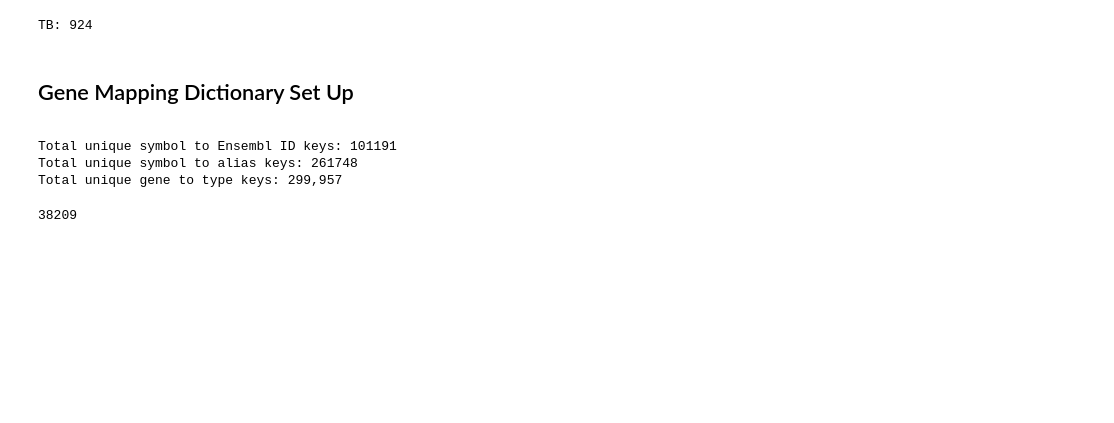
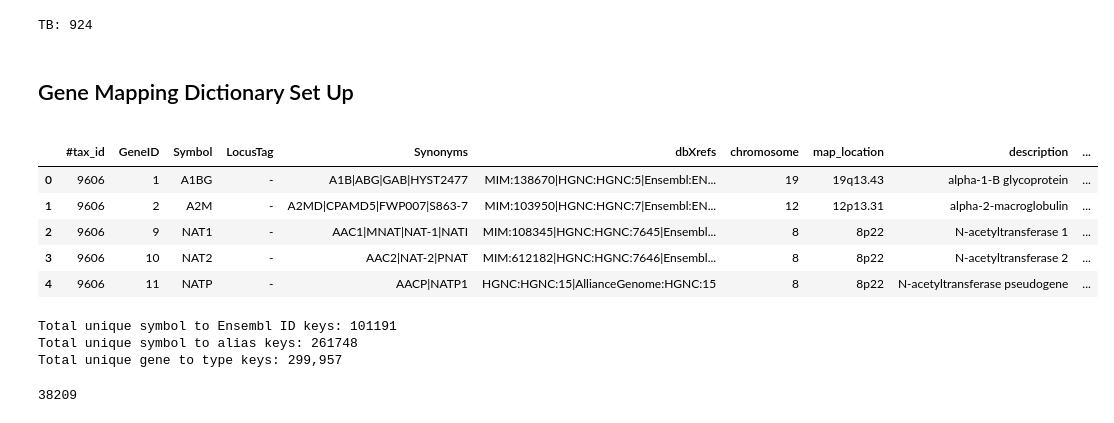
Before and after one commit to JRaviLab/integrative-drugrep-tb, a Jupyter notebook: scripts/00_cleanup_expression_data.ipynb, the cells around one changed output. Cells and saved outputs as stored; diff of their text form; code cells hidden in the pictures; blank space fills up the shorter version.

```diff
--- a/scripts/00_cleanup_expression_data.ipynb
+++ b/scripts/00_cleanup_expression_data.ipynb
@@ -122,6 +122,16 @@ TB: 924
 # %% [markdown]
 ## Gene Mapping Dictionary Set Up
 <a id="GeneMapping"></a>
+# %%
+homo_gene = pd.read_csv("/Users/kewalinsamart/Documents/GitHub/integrative-drugrep-tb/data/v2/metadata/Homo_sapiens.gene_info.tsv", sep = '\t')
+homo_gene.head()
+# %% [output]
+|  | #tax_id | GeneID | Symbol | LocusTag | Synonyms | dbXrefs | chromosome | map_location | description | ... |
+| 0 | 9606 | 1 | A1BG | - | A1B|ABG|GAB|HYST2477 | MIM:138670|HGNC:HGNC:5|Ensembl:EN... | 19 | 19q13.43 | alpha-1-B glycoprotein | ... |
+| 1 | 9606 | 2 | A2M | - | A2MD|CPAMD5|FWP007|S863-7 | MIM:103950|HGNC:HGNC:7|Ensembl:EN... | 12 | 12p13.31 | alpha-2-macroglobulin | ... |
+| 2 | 9606 | 9 | NAT1 | - | AAC1|MNAT|NAT-1|NATI | MIM:108345|HGNC:HGNC:7645|Ensembl... | 8 | 8p22 | N-acetyltransferase 1 | ... |
+| 3 | 9606 | 10 | NAT2 | - | AAC2|NAT-2|PNAT | MIM:612182|HGNC:HGNC:7646|Ensembl... | 8 | 8p22 | N-acetyltransferase 2 | ... |
+| 4 | 9606 | 11 | NATP | - | AACP|NATP1 | HGNC:HGNC:15|AllianceGenome:HGNC:15 | 8 | 8p22 | N-acetyltransferase pseudogene | ... |
 # %%
 homo_gene = pd.read_csv("/Users/kewalinsamart/Documents/GitHub/integrative-drugrep-tb/data/v2/metadata/Homo_sapiens.gene_info.tsv", sep = '\t') # 2025
 list(homo_gene.columns)
```
Also changed, not shown: parts of 1 cell of this notebook, 1 other file.
